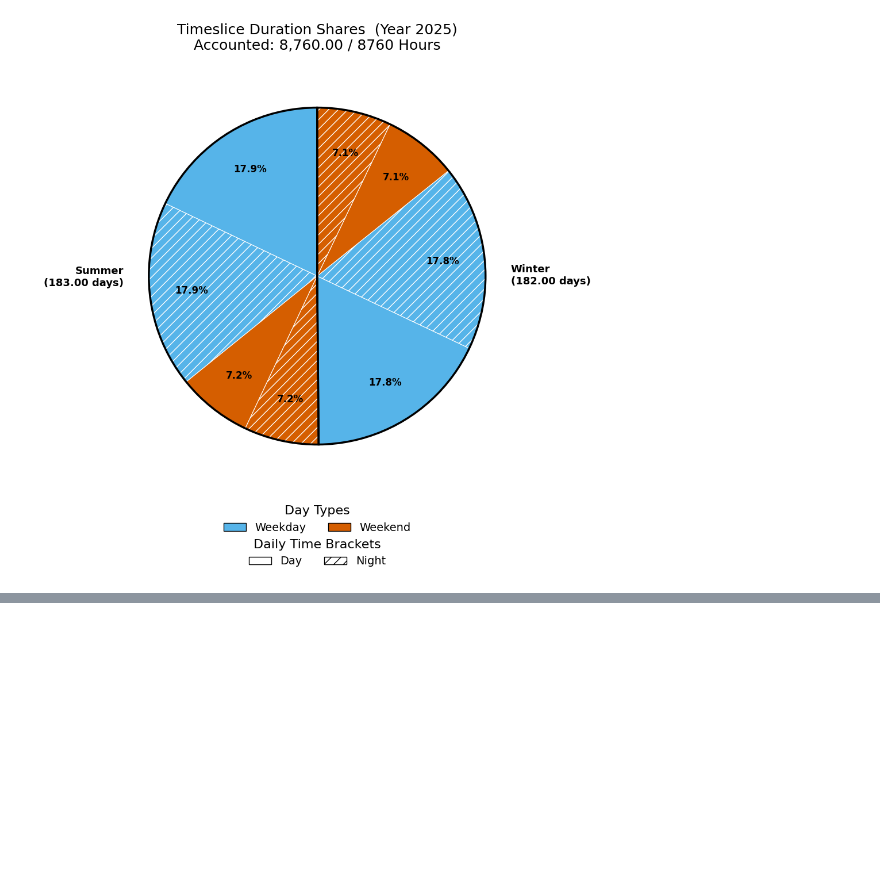
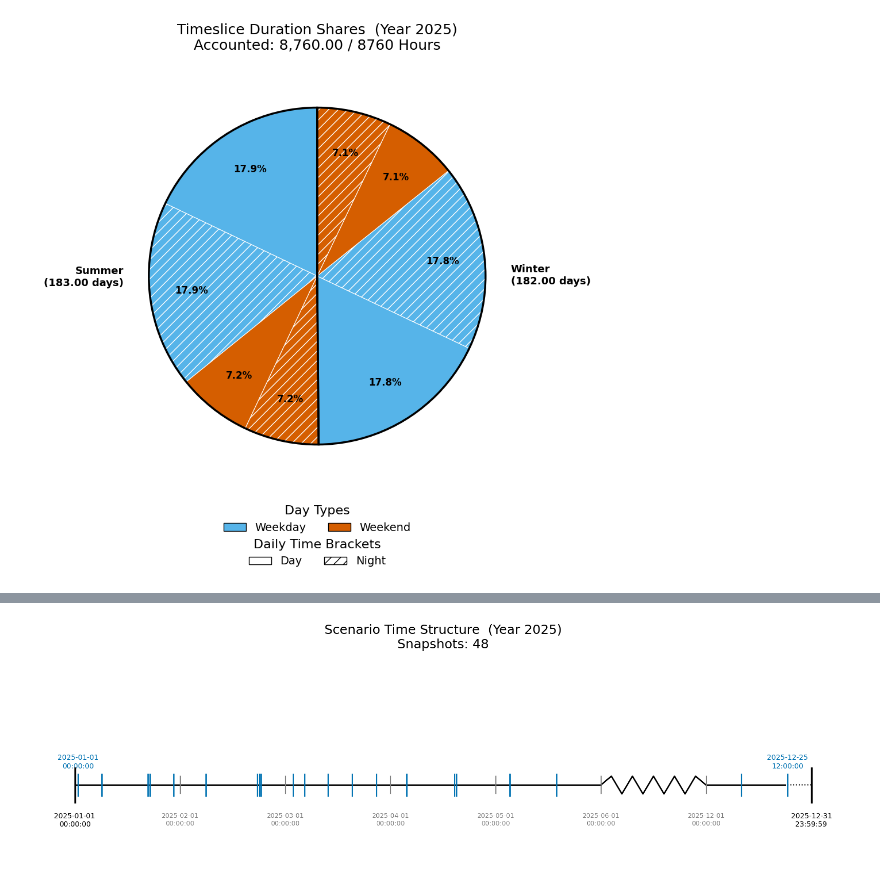
Before and after one commit to esemsc-as4623/pypsa-playground, a Jupyter notebook: notebooks/demo.time.ipynb, the cells around one changed output, grey strips where cells are left out. Saved outputs shown, nothing was run; the diff lists cells and outputs as text; code cells hidden in the pictures; blank space fills up the shorter version.

```diff
--- a/notebooks/demo.time.ipynb
+++ b/notebooks/demo.time.ipynb
@@ -174,0 +105,32 @@ The `TimeComponent` class provides a flexible and robust way to define, modify,
+# %%
+from datetime import datetime, timedelta
+import numpy as np
+
+np.random.seed(42)  # For reproducibility
+
+years = [2025, 2030, 2035]
+
+start = datetime(2025, 1, 1, 0, 0, 0)
+current = start
+timesteps = [current]
+
+# Defin possible random jumps
+hours_jumps = [12]
+days_jumps = [0, 3, 7, 14]
+
+while True:
+    h = int(np.random.choice(hours_jumps))
+    d = int(np.random.choice(days_jumps))
+    current = current + timedelta(days=d, hours=h)
+    if current.year > years[-1]:
+        break
+    timesteps.append(current)
+
+n_complex = pypsa.Network()
+n_complex.set_snapshots(timesteps)
+# %%
+# Visualize the complex PyPSA network snapshots
+viz = TimeVisualizer(n_complex)
+viz.show(year = 2025)
+# %% [output]
+[figure, added]
```
Also changed, not shown: parts of 21 cells of this notebook, 2 other files.
